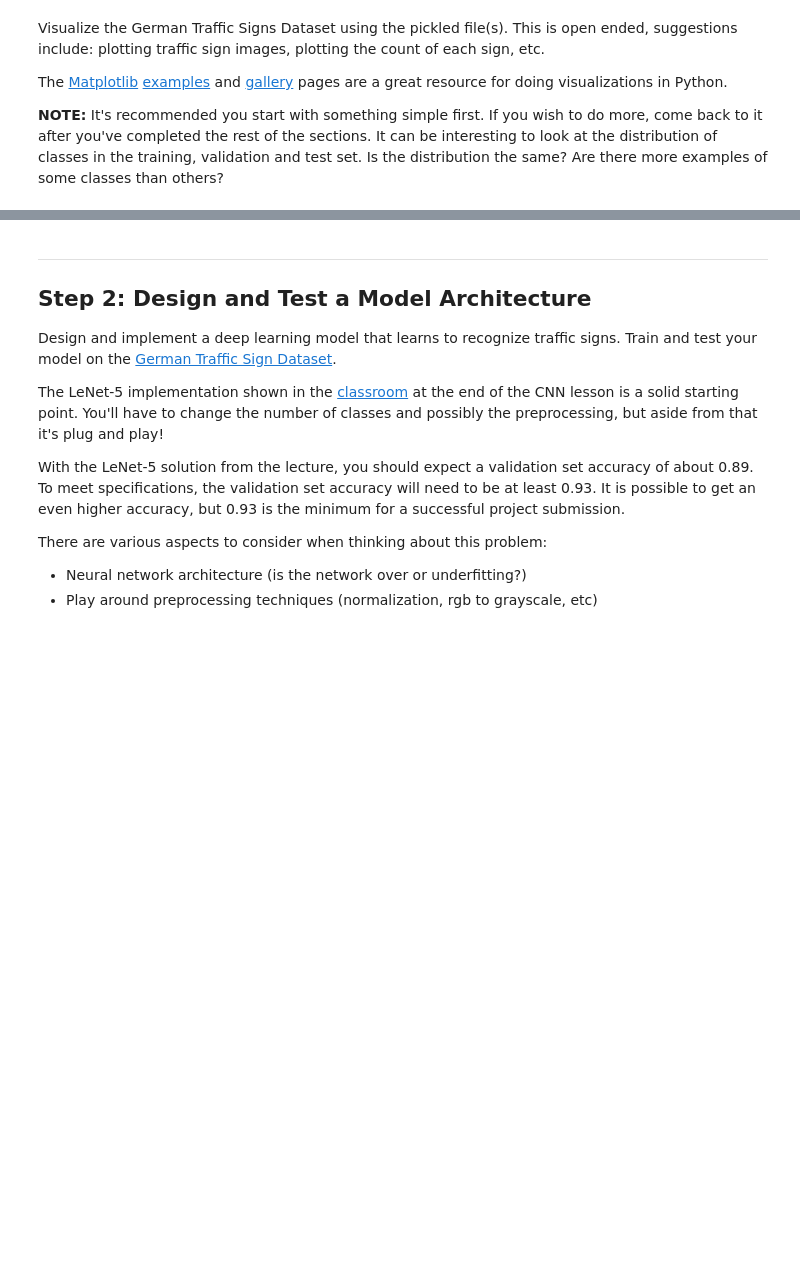
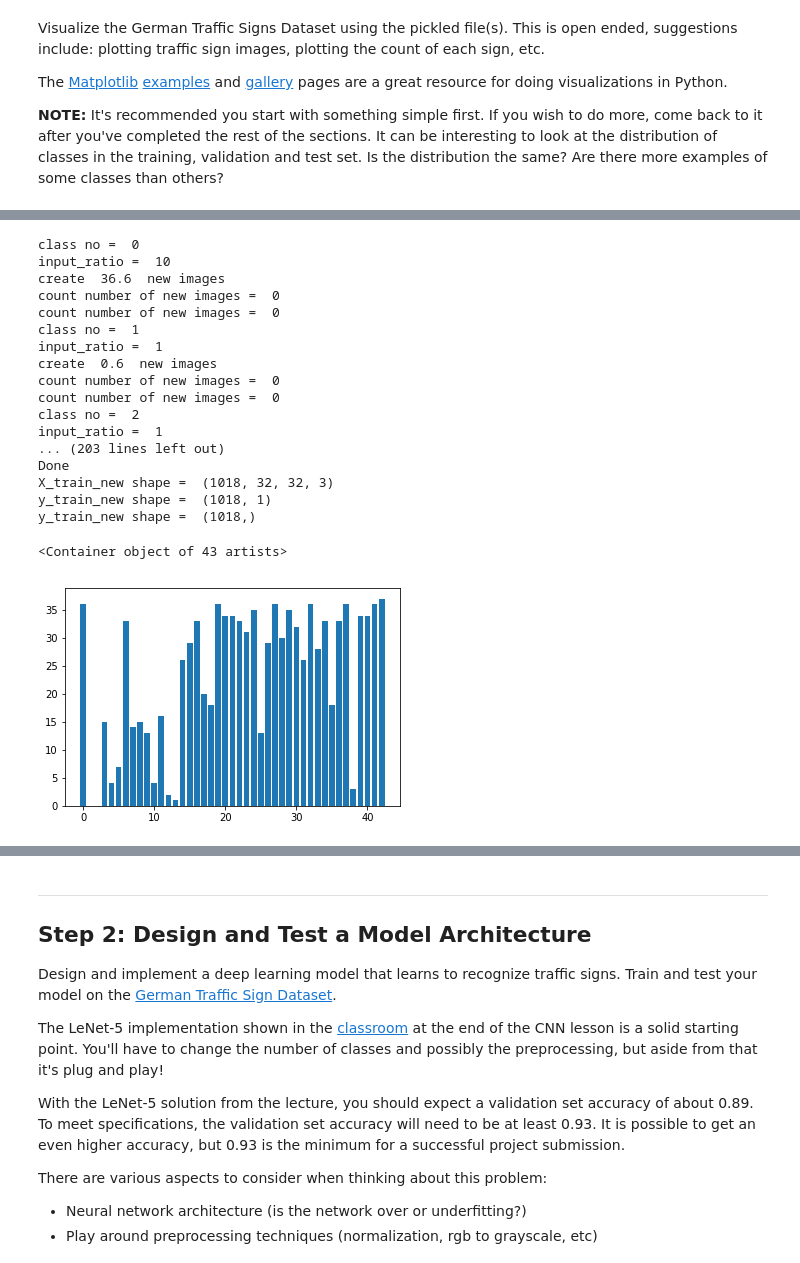
Before and after one commit to pomeroyd/project2_r1p0, a Jupyter notebook: Traffic_Sign_Classifier.ipynb, the cells around one changed output, grey strips where cells are left out. Drawn from its saved outputs; the diff is of its cells as text; code cells hidden in the pictures; blank space fills up the shorter version.

```diff
--- a/Traffic_Sign_Classifier.ipynb
+++ b/Traffic_Sign_Classifier.ipynb
@@ -355,0 +240,72 @@ TypeError: Cannot cast array data from dtype('float64') to dtype('int64') accord
+# %%
+#Create new number of images from each class according to above histogram
+
+X_train_new = np.zeros([1,32,32,3])
+y_train_new = np.zeros([1])
+
+for class_no in range(len(inputs_per_class)):
+
+    print("class no = ",class_no)
+    where_am_i = np.where(y_train == class_no)
+
+    input_ratio = int(max_inputs / inputs_per_class[class_no]) - 1
+    if(input_ratio <=1):
+        input_ratio = 1
+    print("input_ratio = ",input_ratio)
+
+    #Loop through mask of images in the class input_ratio number of times
+    #Initial limit is when each class will have 2010 images including original data set.
+    #This is too many. Only create 20% of that
+    count = 0
+    #Set limit to 20% of original expected new images
+    limit = diff_per_class[class_no]*0.02
+    print("create ",limit," new images")
+    while(count <=limit):
+        print("count number of new images = ",count)
+        for x in X_train[where_am_i]:
+            if(count % 100 == 0):
+                print("count number of new images = ",count)
+            new_image = create_new_image(x)
+            new_image = np.expand_dims(new_image, axis=0)
+
+            if(count ==0):
+                X_train_new[0] = new_image
+                y_train_new[0] = class_no
+                count= count+1
+            elif(count<=limit):
+                X_train_new = np.vstack((X_train_new,new_image))
+                y_train_new = np.vstack((y_train_new,class_no))
+                count= count+1
+
+
+print("Done")
+print("X_train_new shape = ",X_train_new.shape)
+print("y_train_new shape = ",y_train_new.shape)
+y_train_new = np.squeeze(y_train_new, axis=(1,))
+print("y_train_new shape = ",y_train_new.shape)
+
+hist = []
+for i in range(43):
+    hist.append(np.sum(y_train_new == i))
+
+plt.bar(range(43), hist)
+# %% [output]
+class no =  0
+input_ratio =  10
+create  36.6  new images
+count number of new images =  0
+count number of new images =  0
+class no =  1
+input_ratio =  1
+create  0.6  new images
+count number of new images =  0
+count number of new images =  0
+class no =  2
+input_ratio =  1
+... (203 lines left out)
+Done
+X_train_new shape =  (1018, 32, 32, 3)
+y_train_new shape =  (1018, 1)
+y_train_new shape =  (1018,)
+<Container object of 43 artists>
+[figure, added]
```
Also changed, not shown: parts of 32 cells of this notebook.
